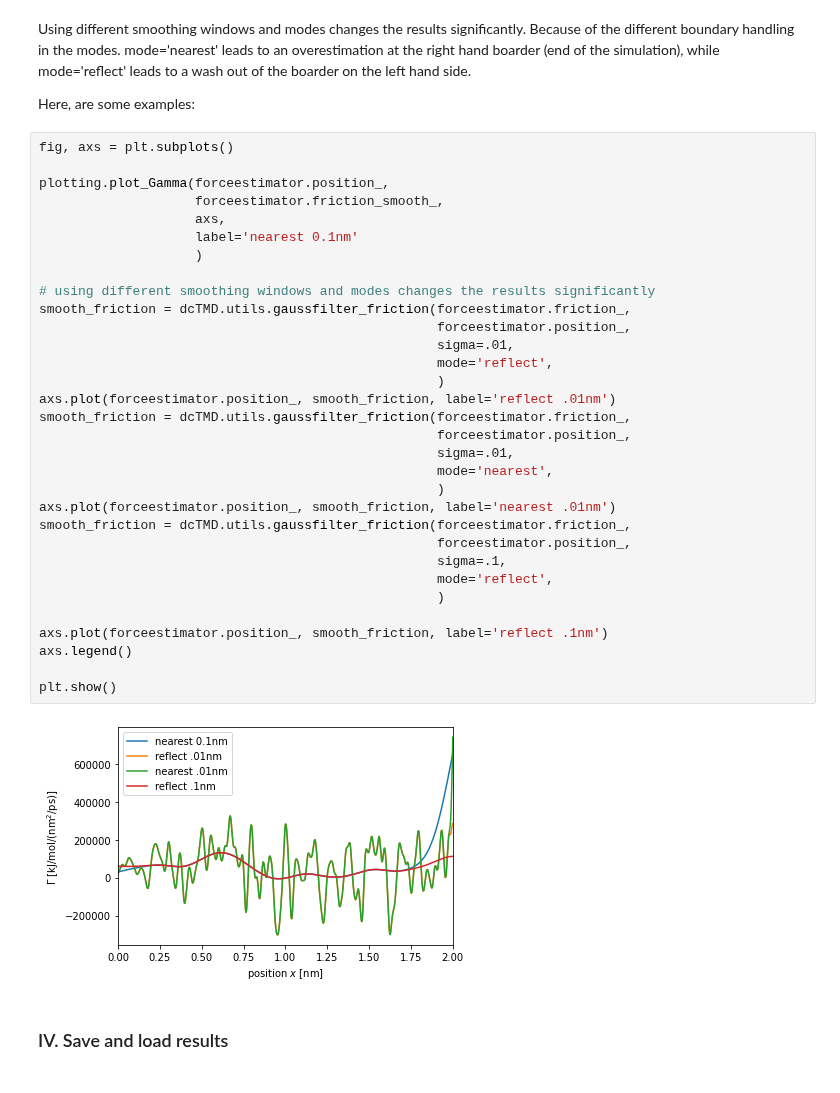
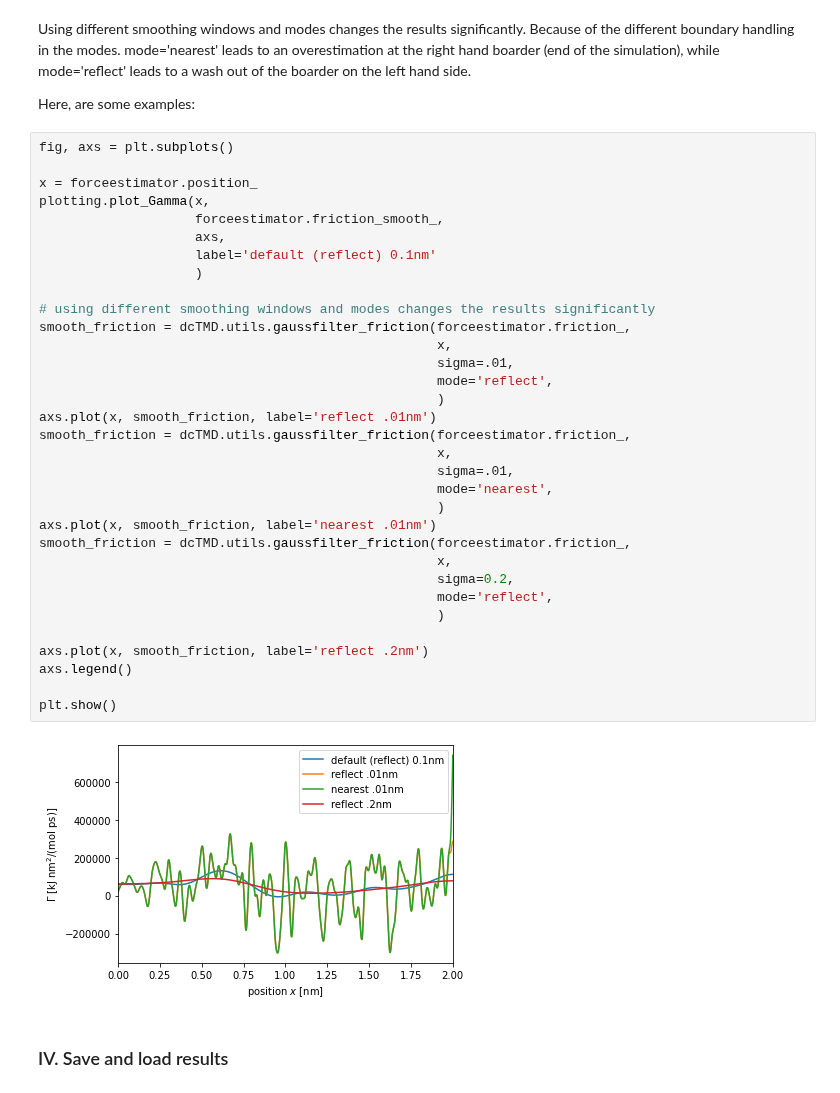
Before and after one commit to moldyn/dcTMD, a Jupyter notebook: docs/tutorials/force.ipynb, the cells around one changed output. Saved outputs shown, nothing was run; the diff lists cells and outputs as text.

```diff
--- a/docs/tutorials/force.ipynb
+++ b/docs/tutorials/force.ipynb
@@ -216,37 +227,38 @@ Here, are some examples:
 # %%
 fig, axs = plt.subplots()
 
-plotting.plot_Gamma(forceestimator.position_,
+x = forceestimator.position_
+plotting.plot_Gamma(x,
                     forceestimator.friction_smooth_,
                     axs,
-                    label='nearest 0.1nm'
+                    label='default (reflect) 0.1nm'
                     )
 
 # using different smoothing windows and modes changes the results significantly
 smooth_friction = dcTMD.utils.gaussfilter_friction(forceestimator.friction_,
-                                                   forceestimator.position_,
+                                                   x,
                                                    sigma=.01,
                                                    mode='reflect',
                                                    )
-axs.plot(forceestimator.position_, smooth_friction, label='reflect .01nm')
+axs.plot(x, smooth_friction, label='reflect .01nm')
 smooth_friction = dcTMD.utils.gaussfilter_friction(forceestimator.friction_,
-                                                   forceestimator.position_,
+                                                   x,
                                                    sigma=.01,
                                                    mode='nearest',
                                                    )
-axs.plot(forceestimator.position_, smooth_friction, label='nearest .01nm')
+axs.plot(x, smooth_friction, label='nearest .01nm')
 smooth_friction = dcTMD.utils.gaussfilter_friction(forceestimator.friction_,
-                                                   forceestimator.position_,
-                                                   sigma=.1,
+                                                   x,
+                                                   sigma=0.2,
                                                    mode='reflect',
                                                    )
 
-axs.plot(forceestimator.position_, smooth_friction, label='reflect .1nm')
+axs.plot(x, smooth_friction, label='reflect .2nm')
 axs.legend()
 
 plt.show()
 # %% [output]
-[figure, old version]
+[figure, new version]
 # %% [markdown]
 ### IV. Save and load results
 # %%
```
Also changed, not shown: parts of 7 cells of this notebook, 4 other files.
